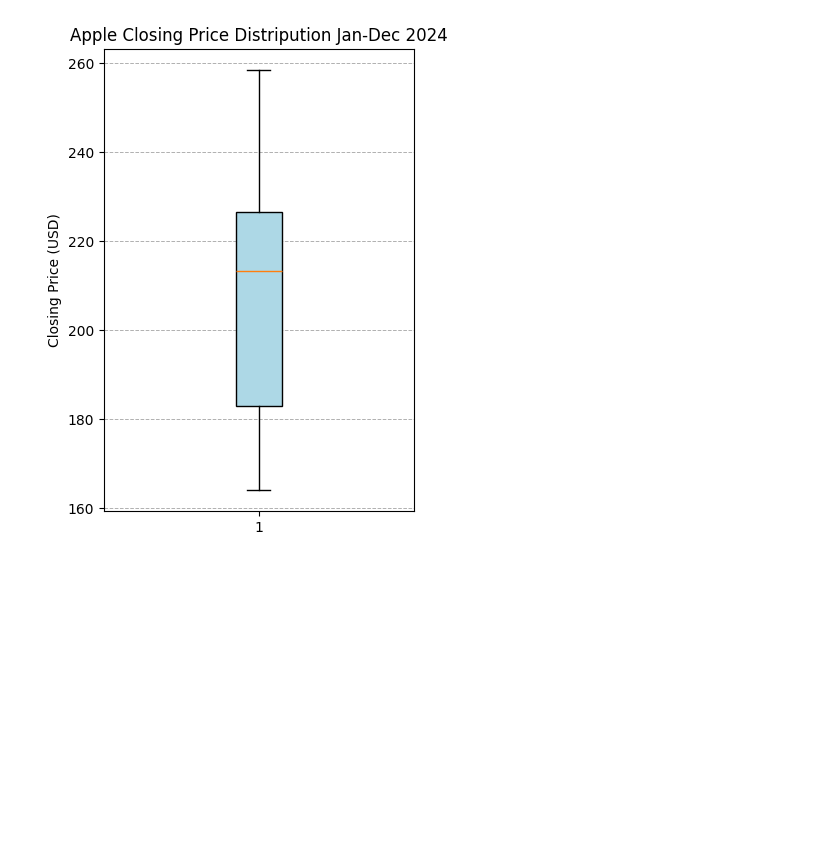
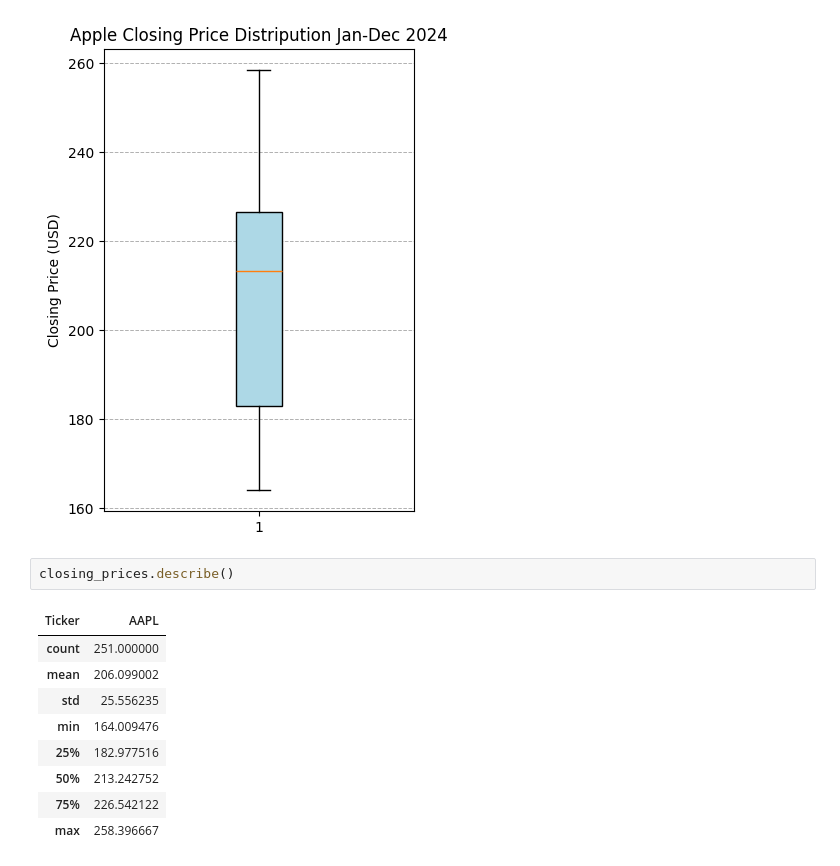
Before and after one commit to miharothl/und-ai-trading-strategies, a Jupyter notebook: excercises/3-preparing-for-data-analysis/l4/demo1.ipynb, the cells around one changed output. Drawn from its saved outputs; the diff is of its cells as text; blank space fills up the shorter version.

```diff
--- a/excercises/3-preparing-for-data-analysis/l4/demo1.ipynb
+++ b/excercises/3-preparing-for-data-analysis/l4/demo1.ipynb
@@ -57,3 +57,15 @@ plt.grid(True, which='both', axis='y', linestyle='--', linewidth=0.7)
 plt.show()
 # %% [output]
 [figure]
+# %%
+closing_prices.describe()
+# %% [output]
+| Ticker | AAPL |
+| count | 251.000000 |
+| mean | 206.099002 |
+| std | 25.556235 |
+| min | 164.009476 |
+| 25% | 182.977516 |
+| 50% | 213.242752 |
+| 75% | 226.542122 |
+| max | 258.396667 |
```
Also changed, not shown: 6 other files.
